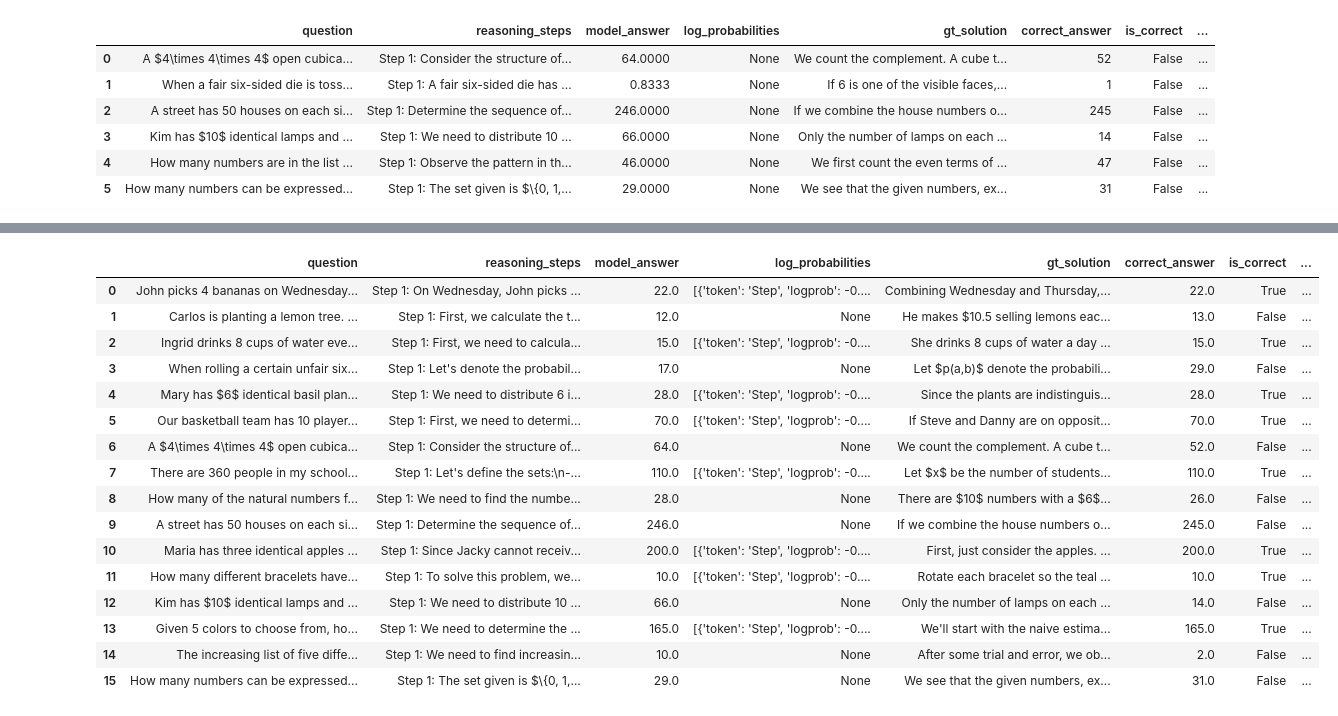
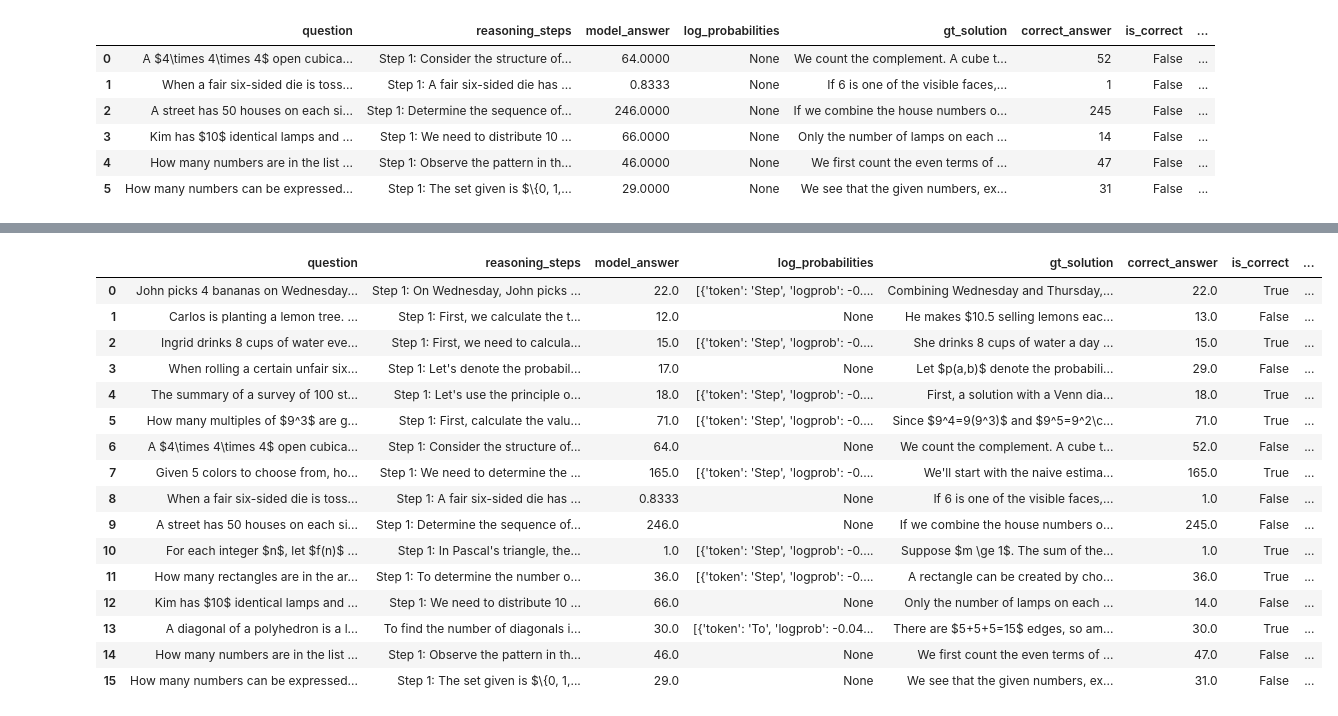
Before and after one commit to zixianma/interactive-chains, a Jupyter notebook: data/select_data.ipynb, the cells around one changed output, grey strips where cells are left out. Cells and saved outputs as stored; diff of their text form; code cells hidden in the pictures.

Commit message:
update questions

```diff
--- a/data/select_data.ipynb
+++ b/data/select_data.ipynb
@@ -443,44 +443,46 @@ incorrect = non_train[non_train['is_correct'] == False].copy()
 # Check if we have enough
 assert len(correct) >= pattern.count(True), "Not enough correct samples!"
 assert len(incorrect) >= pattern.count(False), "Not enough incorrect samples!"
 
 # Build reordered list
 reordered = []
 correct_index = 0
 incorrect_index = 0
 
 for is_corr in pattern:
     if is_corr:
         reordered.append(correct.iloc[correct_index])
         correct_index += 1
     else:
         reordered.append(incorrect.iloc[incorrect_index])
         incorrect_index += 1
 
 # Create new DataFrame
 non_train_reordered = pd.DataFrame(reordered).reset_index(drop=True)
 
 # Combine with training questions at the top
 train_questions = final_df[final_df['dataset'] == 'train']
 final_reordered_df = pd.concat([train_questions, non_train_reordered], ignore_index=True)
+final_reordered_df = final_reordered_df.drop(columns=['question_id'])
+final_reordered_df = final_reordered_df.drop(columns=['category'])
 final_reordered_df
 # %% [output]
 |  | question | reasoning_steps | model_answer | log_probabilities | gt_solution | correct_answer | is_correct | ... |
 | 0 | John picks 4 bananas on Wednesday... | Step 1: On Wednesday, John picks ... | 22.0 | [{'token': 'Step', 'logprob': -0.... | Combining Wednesday and Thursday,... | 22.0 | True | ... |
 | 1 | Carlos is planting a lemon tree. ... | Step 1: First, we calculate the t... | 12.0 | None | He makes $10.5 selling lemons eac... | 13.0 | False | ... |
 | 2 | Ingrid drinks 8 cups of water eve... | Step 1: First, we need to calcula... | 15.0 | [{'token': 'Step', 'logprob': -0.... | She drinks 8 cups of water a day ... | 15.0 | True | ... |
 | 3 | When rolling a certain unfair six... | Step 1: Let's denote the probabil... | 17.0 | None | Let $p(a,b)$ denote the probabili... | 29.0 | False | ... |
-| 4 | Mary has $6$ identical basil plan... | Step 1: We need to distribute 6 i... | 28.0 | [{'token': 'Step', 'logprob': -0.... | Since the plants are indistinguis... | 28.0 | True | ... |
-| 5 | Our basketball team has 10 player... | Step 1: First, we need to determi... | 70.0 | [{'token': 'Step', 'logprob': -0.... | If Steve and Danny are on opposit... | 70.0 | True | ... |
+| 4 | The summary of a survey of 100 st... | Step 1: Let's use the principle o... | 18.0 | [{'token': 'Step', 'logprob': -0.... | First, a solution with a Venn dia... | 18.0 | True | ... |
+| 5 | How many multiples of $9^3$ are g... | Step 1: First, calculate the valu... | 71.0 | [{'token': 'Step', 'logprob': -0.... | Since $9^4=9(9^3)$ and $9^5=9^2\c... | 71.0 | True | ... |
 | 6 | A $4\times 4\times 4$ open cubica... | Step 1: Consider the structure of... | 64.0 | None | We count the complement. A cube t... | 52.0 | False | ... |
-| 7 | There are 360 people in my school... | Step 1: Let's define the sets:\n-... | 110.0 | [{'token': 'Step', 'logprob': -0.... | Let $x$ be the number of students... | 110.0 | True | ... |
-| 8 | How many of the natural numbers f... | Step 1: We need to find the numbe... | 28.0 | None | There are $10$ numbers with a $6$... | 26.0 | False | ... |
+| 7 | Given 5 colors to choose from, ho... | Step 1: We need to determine the ... | 165.0 | [{'token': 'Step', 'logprob': -0.... | We'll start with the naive estima... | 165.0 | True | ... |
+| 8 | When a fair six-sided die is toss... | Step 1: A fair six-sided die has ... | 0.8333 | None | If 6 is one of the visible faces,... | 1.0 | False | ... |
 | 9 | A street has 50 houses on each si... | Step 1: Determine the sequence of... | 246.0 | None | If we combine the house numbers o... | 245.0 | False | ... |
-| 10 | Maria has three identical apples ... | Step 1: Since Jacky cannot receiv... | 200.0 | [{'token': 'Step', 'logprob': -0.... | First, just consider the apples. ... | 200.0 | True | ... |
-| 11 | How many different bracelets have... | Step 1: To solve this problem, we... | 10.0 | [{'token': 'Step', 'logprob': -0.... | Rotate each bracelet so the teal ... | 10.0 | True | ... |
+| 10 | For each integer $n$, let $f(n)$ ... | Step 1: In Pascal's triangle, the... | 1.0 | [{'token': 'Step', 'logprob': -0.... | Suppose $m \ge 1$. The sum of the... | 1.0 | True | ... |
+| 11 | How many rectangles are in the ar... | Step 1: To determine the number o... | 36.0 | [{'token': 'Step', 'logprob': -0.... | A rectangle can be created by cho... | 36.0 | True | ... |
 | 12 | Kim has $10$ identical lamps and ... | Step 1: We need to distribute 10 ... | 66.0 | None | Only the number of lamps on each ... | 14.0 | False | ... |
-| 13 | Given 5 colors to choose from, ho... | Step 1: We need to determine the ... | 165.0 | [{'token': 'Step', 'logprob': -0.... | We'll start with the naive estima... | 165.0 | True | ... |
-| 14 | The increasing list of five diffe... | Step 1: We need to find increasin... | 10.0 | None | After some trial and error, we ob... | 2.0 | False | ... |
+| 13 | A diagonal of a polyhedron is a l... | To find the number of diagonals i... | 30.0 | [{'token': 'To', 'logprob': -0.04... | There are $5+5+5=15$ edges, so am... | 30.0 | True | ... |
+| 14 | How many numbers are in the list ... | Step 1: Observe the pattern in th... | 46.0 | None | We first count the even terms of ... | 47.0 | False | ... |
 | 15 | How many numbers can be expressed... | Step 1: The set given is $\{0, 1,... | 29.0 | None | We see that the given numbers, ex... | 31.0 | False | ... |
 # %%
 final_reordered_df.to_json("question_bank_final.jsonl", orient="records", lines=True)
```
Also changed, not shown: parts of 2 cells of this notebook, 2 other files.
